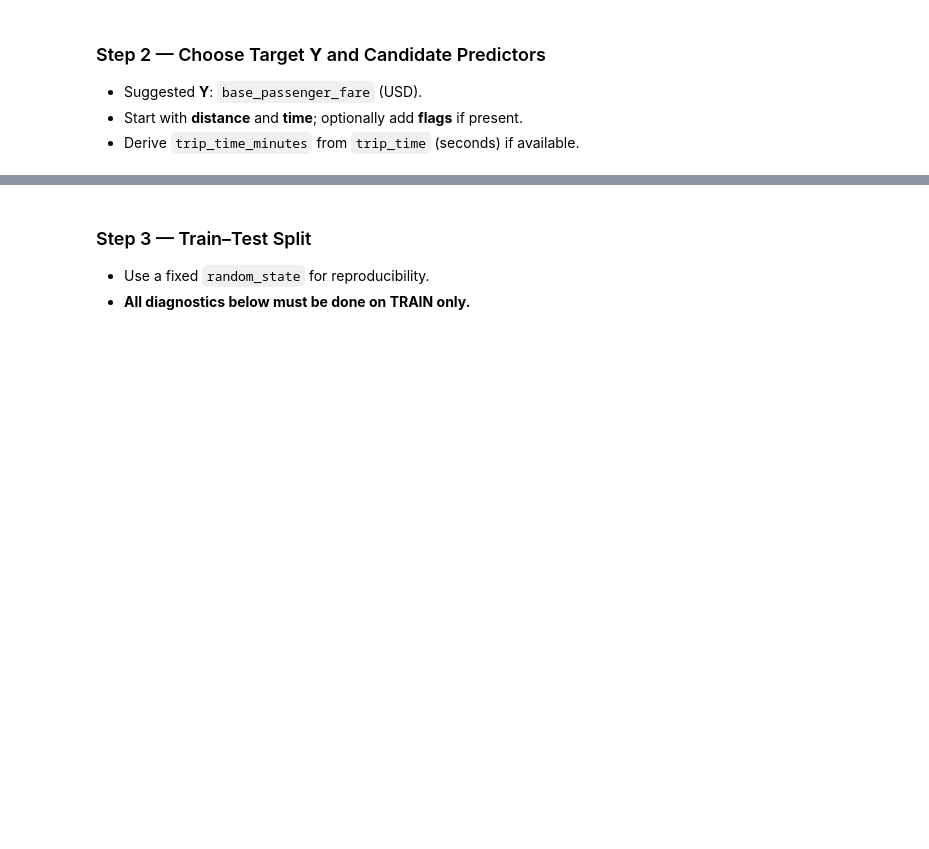
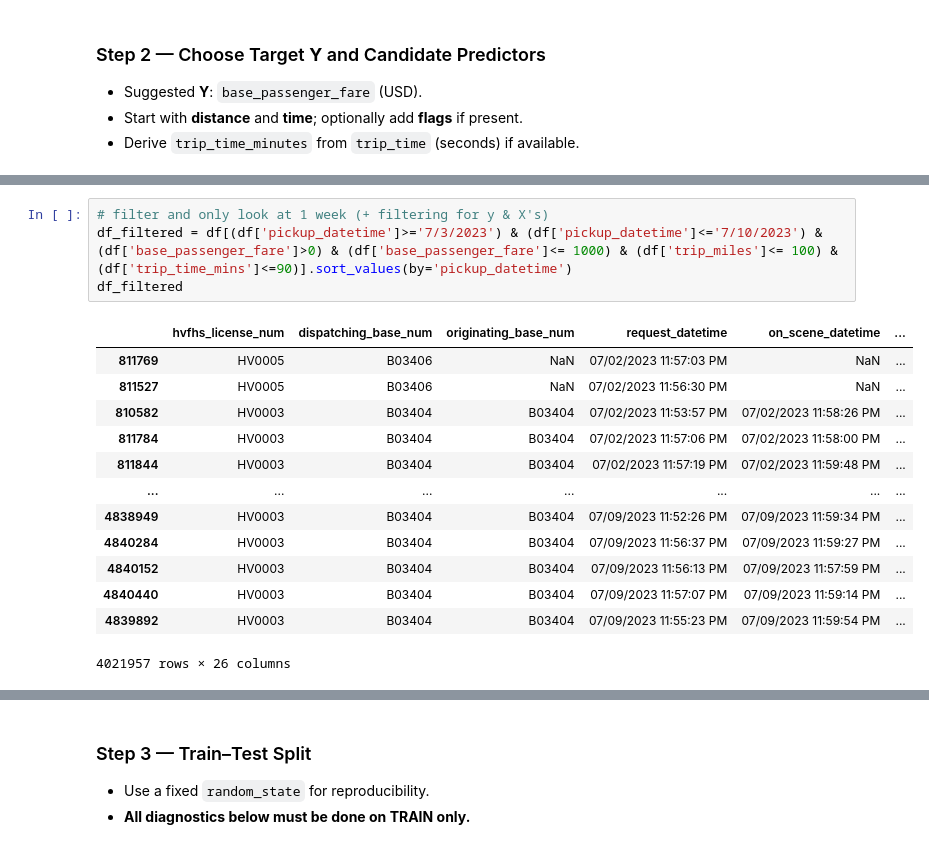
Before and after one commit to ro-the-creator/DA2025_Lectures, a Jupyter notebook: Mod6/CodeAssignments/Mod6L11_CodeAssignment_STUDENT.ipynb, the cells around one changed output, grey strips where cells are left out. Cells and saved outputs as stored; diff of their text form; blank space fills up the shorter version.

```diff
--- a/Mod6/CodeAssignments/Mod6L11_CodeAssignment_STUDENT.ipynb
+++ b/Mod6/CodeAssignments/Mod6L11_CodeAssignment_STUDENT.ipynb
@@ -112,0 +134,18 @@ dtype: object
+# %%
+# filter and only look at 1 week (+ filtering for y & X's)
+df_filtered = df[(df['pickup_datetime']>='7/3/2023') & (df['pickup_datetime']<='7/10/2023') & (df['base_passenger_fare']>0) & (df['base_passenger_fare']<= 1000) & (df['trip_miles']<= 100) & (df['trip_time_mins']<=90)].sort_values(by='pickup_datetime')
+df_filtered
+# %% [output]
+|  | hvfhs_license_num | dispatching_base_num | originating_base_num | request_datetime | on_scene_datetime | ... |
+| 811769 | HV0005 | B03406 | NaN | 07/02/2023 11:57:03 PM | NaN | ... |
+| 811527 | HV0005 | B03406 | NaN | 07/02/2023 11:56:30 PM | NaN | ... |
+| 810582 | HV0003 | B03404 | B03404 | 07/02/2023 11:53:57 PM | 07/02/2023 11:58:26 PM | ... |
+| 811784 | HV0003 | B03404 | B03404 | 07/02/2023 11:57:06 PM | 07/02/2023 11:58:00 PM | ... |
+| 811844 | HV0003 | B03404 | B03404 | 07/02/2023 11:57:19 PM | 07/02/2023 11:59:48 PM | ... |
+| ... | ... | ... | ... | ... | ... | ... |
+| 4838949 | HV0003 | B03404 | B03404 | 07/09/2023 11:52:26 PM | 07/09/2023 11:59:34 PM | ... |
+| 4840284 | HV0003 | B03404 | B03404 | 07/09/2023 11:56:37 PM | 07/09/2023 11:59:27 PM | ... |
+| 4840152 | HV0003 | B03404 | B03404 | 07/09/2023 11:56:13 PM | 07/09/2023 11:57:59 PM | ... |
+| 4840440 | HV0003 | B03404 | B03404 | 07/09/2023 11:57:07 PM | 07/09/2023 11:59:14 PM | ... |
+| 4839892 | HV0003 | B03404 | B03404 | 07/09/2023 11:55:23 PM | 07/09/2023 11:59:54 PM | ... |
+4021957 rows × 26 columns
```
Also changed, not shown: parts of 22 cells of this notebook, 1 other file.
